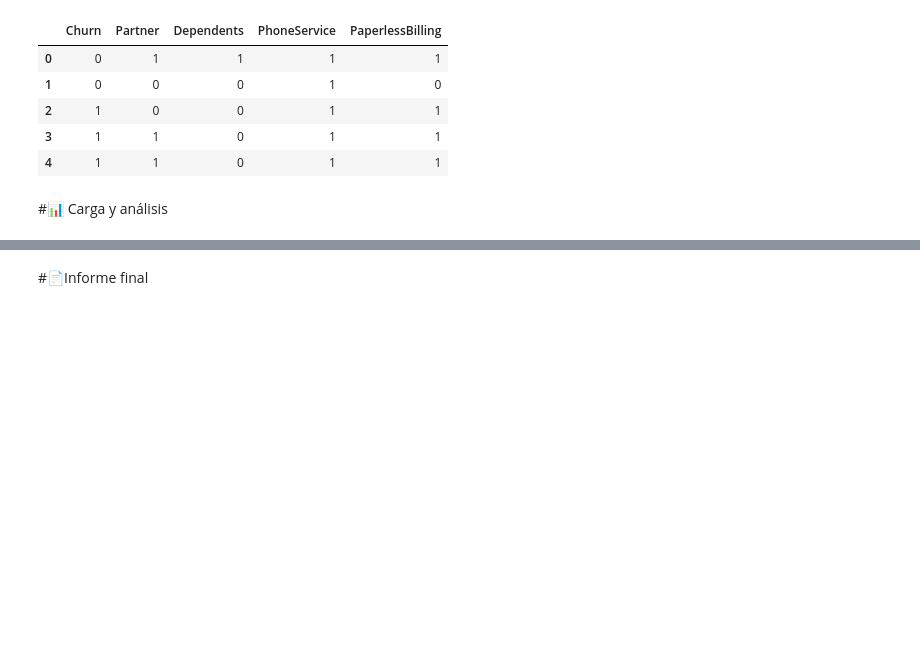
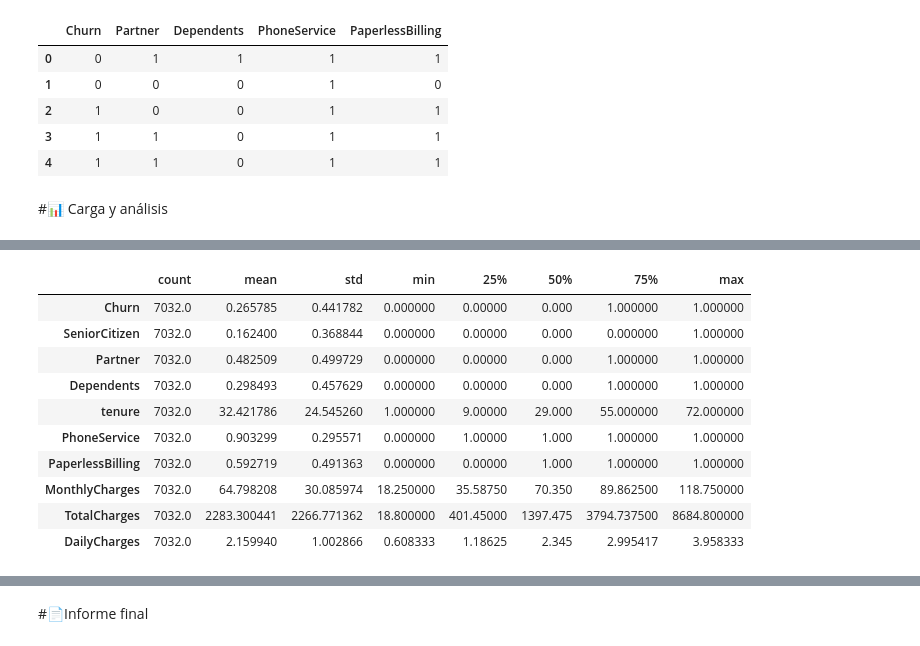
Before and after one commit to CSebasGC/csgc_TelecomX_parte2, a Jupyter notebook: TelecomX_LATAM.ipynb, the cells around one changed output, grey strips where cells are left out. Cells and saved outputs as stored; diff of their text form; code cells hidden in the pictures; blank space fills up the shorter version.

```diff
--- a/TelecomX_LATAM.ipynb
+++ b/TelecomX_LATAM.ipynb
@@ -311,0 +325,15 @@ df_final[['Churn', 'Partner', 'Dependents', 'PhoneService', 'PaperlessBilling']]
+# %%
+# Transpuesto para que se vea mejor
+df_final.describe().T
+# %% [output]
+|  | count | mean | std | min | 25% | 50% | 75% | max |
+| Churn | 7032.0 | 0.265785 | 0.441782 | 0.000000 | 0.00000 | 0.000 | 1.000000 | 1.000000 |
+| SeniorCitizen | 7032.0 | 0.162400 | 0.368844 | 0.000000 | 0.00000 | 0.000 | 0.000000 | 1.000000 |
+| Partner | 7032.0 | 0.482509 | 0.499729 | 0.000000 | 0.00000 | 0.000 | 1.000000 | 1.000000 |
+| Dependents | 7032.0 | 0.298493 | 0.457629 | 0.000000 | 0.00000 | 0.000 | 1.000000 | 1.000000 |
+| tenure | 7032.0 | 32.421786 | 24.545260 | 1.000000 | 9.00000 | 29.000 | 55.000000 | 72.000000 |
+| PhoneService | 7032.0 | 0.903299 | 0.295571 | 0.000000 | 1.00000 | 1.000 | 1.000000 | 1.000000 |
+| PaperlessBilling | 7032.0 | 0.592719 | 0.491363 | 0.000000 | 0.00000 | 1.000 | 1.000000 | 1.000000 |
+| MonthlyCharges | 7032.0 | 64.798208 | 30.085974 | 18.250000 | 35.58750 | 70.350 | 89.862500 | 118.750000 |
+| TotalCharges | 7032.0 | 2283.300441 | 2266.771362 | 18.800000 | 401.45000 | 1397.475 | 3794.737500 | 8684.800000 |
+| DailyCharges | 7032.0 | 2.159940 | 1.002866 | 0.608333 | 1.18625 | 2.345 | 2.995417 | 3.958333 |
```
Also changed, not shown: parts of 4 cells of this notebook.
